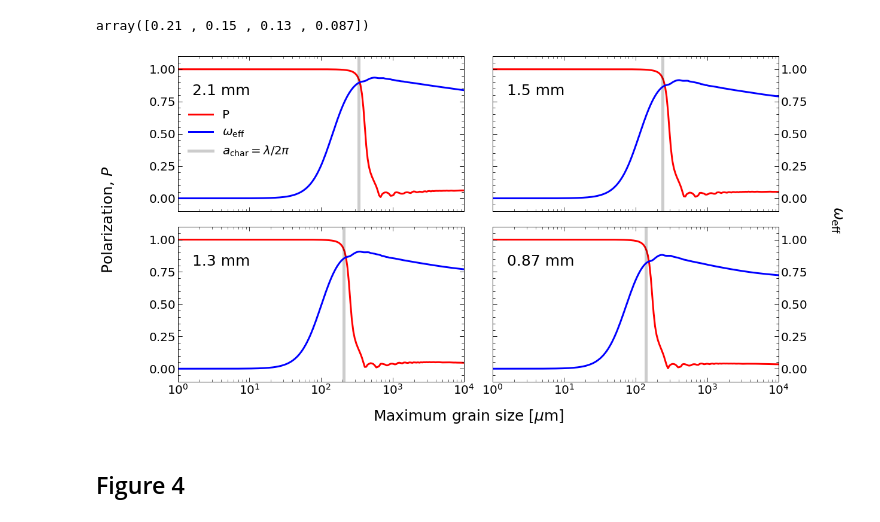
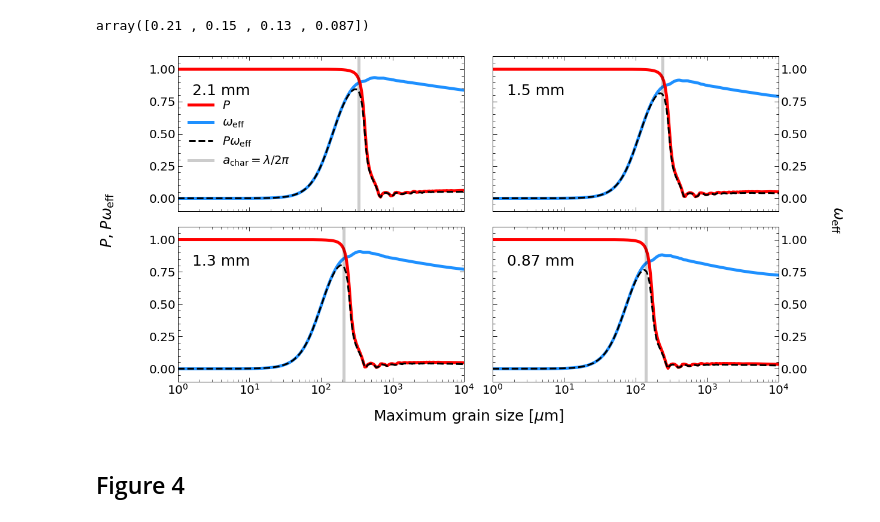
Before and after one commit to audreyburggraf/MastersThesis, a Jupyter notebook: PLOTTING C29 989/DUST MODEL NOTEBOOKS/recreate_kataoka_with_DSHARP_my_bands_optimized.ipynb, the cells around one changed output. Cells and saved outputs as stored; diff of their text form; code cells hidden in the pictures.

```diff
--- a/PLOTTING C29 989/DUST MODEL NOTEBOOKS/recreate_kataoka_with_DSHARP_my_bands_optimized.ipynb
+++ b/PLOTTING C29 989/DUST MODEL NOTEBOOKS/recreate_kataoka_with_DSHARP_my_bands_optimized.ipynb
@@ -160,6 +170,8 @@ a_max_micron_fig1 = [1, 100]
 a_max_cm_fig1 = micron_to_cm(a_max_micron_fig1)
 
 # Run opacities once
-res_fig1 = do.get_opacities(a_max_cm_fig1, lambda_dist_cm, rho_g_cm3, oc)
+res_fig1_compact = do.get_opacities(a_max_cm_fig1, lambda_dist_cm, rho_g_cm3_compact, oc_compact)
+
+res_fig1_porous = do.get_opacities(a_max_cm_fig1, lambda_dist_cm, rho_g_cm3_porous, oc_porous)
 # %% [output]
 Mie ... Done!
@@ -229,3 +239,14 @@ plt.savefig(writeup_image_folder_path + '/DustModels/'+ "Kataoka2015Fig1.pdf",
             bbox_inches='tight')
 # %% [output]
 [figure]
+# %%
+results_fig1 = [res_fig1_compact, res_fig1_porous]
+
+k_abs_fig1_both = [res['k_abs'] for res in results_fig1]
+k_sca_fig1_both = [res['k_sca'] for res in results_fig1]
+k_sca_eff_fig1_both = [(1 - res['g']) * res['k_sca'] for res in results_fig1]
+
+
+# S1_fig1    = [res['S1'] for res in results_fig1]
+# S2_fig1    = [res['S2'] for res in results_fig1]
+# theta_fig1 = [res['theta'] for res in results_fig1]
@@ -248,4 +438,4 @@ a_max ranges from:
 1.0 to 10000.0 microns or
 0.0001 to 1.0 cm
 # %%
-mass_grams_fig = calculate_grain_mass(a_max_dist_cm, rho_g_cm3, "cm")
+mass_grams_fig = calculate_grain_mass(a_max_dist_cm, rho_g_cm3_compact, "cm")
@@ -286,7 +472,7 @@ for i in range(2):
 # %% [markdown]
 ### Run opacities once for both Fig 2 and Fig 3
 # %%
-res_scatter = do.get_opacities(a_max_dist_cm, lambda_bands_cm, rho_g_cm3, oc, n_angle=100)
+res_scatter = do.get_opacities(a_max_dist_cm, lambda_bands_cm, rho_g_cm3_compact, oc_compact, n_angle=100)
 
 zscat = do.calculate_mueller_matrix(lambda_bands_cm, mass_grams_fig,
                                     res_scatter['S1'], res_scatter['S2'],
@@ -703,18 +889,32 @@ for j, ax in enumerate(axes):
         a_max_dist_micron,
         P[:, fig3_indices_grid[j]],
         color='red',
-        label='P',
-        lw=3
+        label='$P$',
+        lw=5
     )
 
     # Plot omega
     line_omega, = ax2.plot(
         a_max_dist_micron,
         omega_eff[:, fig3_indices_grid[j]],
-        color='blue',
+        color='dodgerblue',
         label = r'$\omega_{\mathrm{eff}}$',
-        lw=3
+        lw=5,
+        zorder = 0,
     )
+
+
+    # Plot P * omega
+    line_Pomega, = ax.plot(
+        a_max_dist_micron,
+        P_times_omega_eff[:, fig3_indices_grid[j]],
+        color='black',
+        label = r'$P\omega_{\mathrm{eff}}$',
+        ls = '--',
+        lw=3,
+        zorder = 4,
+    )
+
 
     # Labels
 #     if j in (2, 3):
@@ -764,46 +964,53 @@ for j, ax in enumerate(axes):
 
     # Legend (per subplot)
     if j == 0:
-        ax.legend(handles=[line_P, line_omega, char_line],
+        ax.legend(handles=[line_P, line_omega, line_Pomega, char_line],
                   fontsize=20,
                   loc='center left',
                   frameon = False)
 
 
+
+    ax2.set_zorder(0)
+    ax.set_zorder(1)
+
+        # Make both backgrounds transparent
+    ax.patch.set_visible(False)
+    ax2.patch.set_visible(False)
 
 fig.supxlabel(
     'Maximum grain size [$\mu$m]',
     fontsize = 25,
     y = 0.025
 )
 
 
 fig.supylabel(
-    r"Polarization, $P$",
+    r"$P$, $P\omega_{\mathrm{eff}}$",
     fontsize = 25,
     x = 0.025
 )
 
 
 fig.text(
     0.975, 0.5,
     r"$\omega_{\mathrm{eff}}$",
     fontsize=25,
     rotation= 270,
     ha='center',
     va='center'
 )
 
 
 # Spacing
 fig.subplots_adjust(wspace=0.1, hspace=0.1)
 
 plt.savefig(writeup_image_folder_path  + '/DustModels/'+ "P_vs_w_eff_vs_grainsize_grid.pdf",
             dpi=300,
             facecolor='white',
             bbox_inches='tight')
 # %% [output]
-[figure, old version]
+[figure, new version]
 # %% [markdown]
 ## Figure 4
 # %%
```
Also changed, not shown: parts of 17 cells of this notebook, 52 other files.
